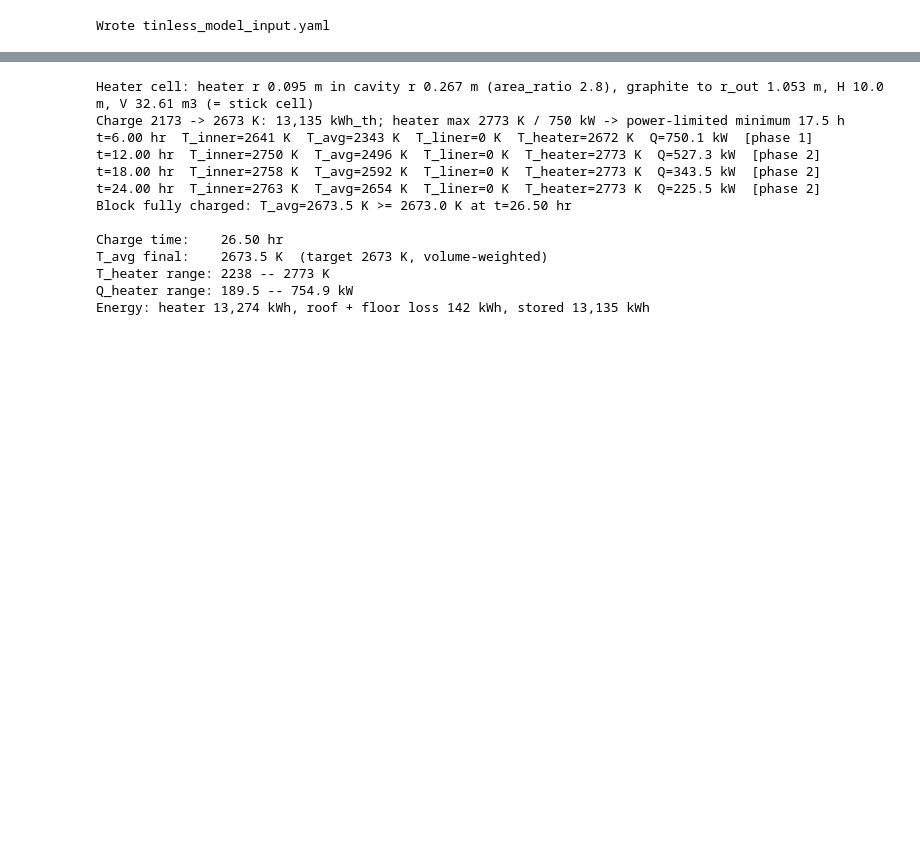
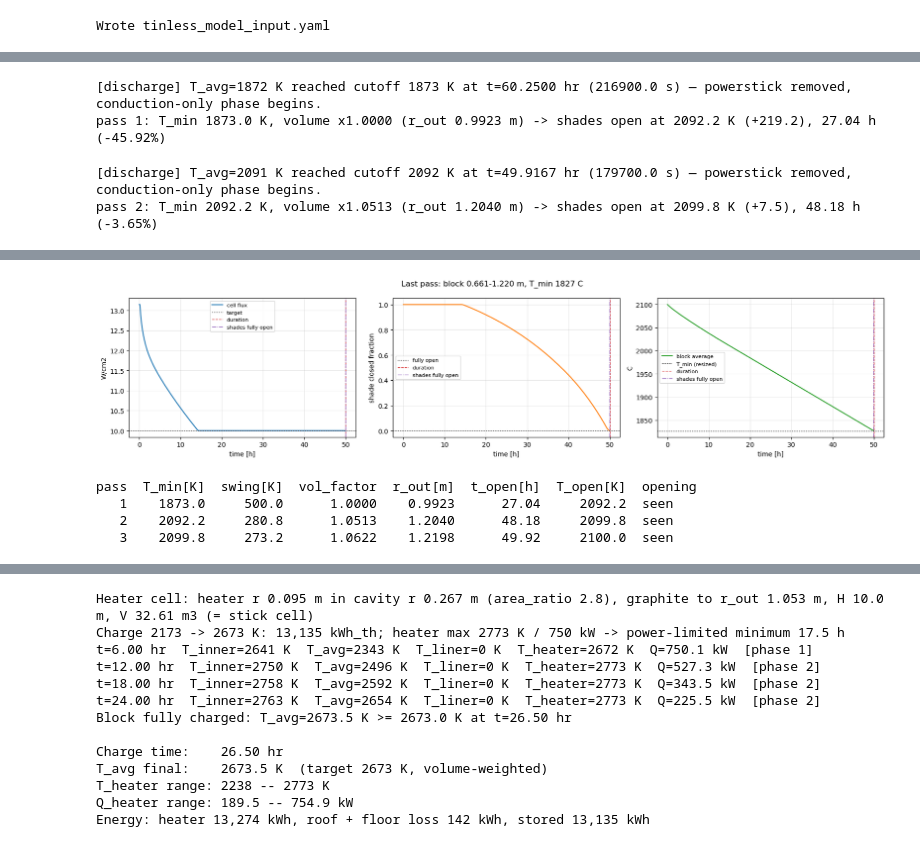
Before and after one commit to nate-colgan/python-models, a Jupyter notebook: tinless system model.ipynb, the cells around one changed output, grey strips where cells are left out. Saved outputs shown, nothing was run; the diff lists cells and outputs as text; code cells hidden in the pictures; blank space fills up the shorter version.

```diff
--- a/tinless system model.ipynb
+++ b/tinless system model.ipynb
@@ -605,0 +606,72 @@ Bottom cap: avg 2.05, peak 2.55 W/cm², energy 37.4 kWh per discharge; T_LB 1713
+# %%
+# -- Resize so the shades just reach fully open at the end of the discharge --------
+# For the design in the YAML: run the discharge, find the block temperature at which the
+# shades are fully open, set T_min to it and rescale the block volume so that point falls
+# at duration_hr; iterate until both hold (T_max fixed). Block temperature = the
+# volume-weighted block average (as the discharge cutoff). Each pass is the same discharge run as the cell above
+# (~2 min); if the shades are still regulating when the stick comes out at T_min, the
+# opening is extrapolated from shade position vs block temperature (shrinks to zero as it
+# converges).
+# Self-contained (loads tinless_model_input.yaml). The result is the storage.T_min,
+# storage.block_temp_range and storage.volume_factor to put in the YAML cell.
+import time as _time
+import yaml as _yaml
+import numpy as np
+import matplotlib.pyplot as plt
+from thermal.build import build_tinless
+import importlib as _il
+import thermal.sizing as _sz
+_il.reload(_sz)                     # pick up edits to thermal/sizing.py
+from thermal.sizing import shade_open_resize, cell_flux
+
+SO_TOL_T = 2.0       # K   |T at shade opening - T_min|
+SO_TOL_t = 0.005     # -   |t at shade opening / duration - 1|
+SO_MAX_IT = 8
+
+with open('tinless_model_input.yaml') as _f:
+    _cfg_so = _yaml.safe_load(_f)
+_s0 = _cfg_so['storage']
+_m0 = build_tinless(_cfg_so, geometry_only=True)
+
+_t0 = _time.perf_counter()
+so = shade_open_resize(_cfg_so, tol_T=SO_TOL_T, tol_t=SO_TOL_t, max_iter=SO_MAX_IT)
+print(f"\n{'Converged' if so.converged else 'NOT converged'} after {len(so.history)} passes "
+      f"({(_time.perf_counter() - _t0) / 60:.1f} min)")
+print(f"T_min  {_s0['T_min']:.1f} -> {so.T_min:.1f} K   ({_s0['T_min'] - 273.15:.0f} -> {so.T_min - 273.15:.0f} C)")
+print(f"swing  {_s0['block_temp_range']:.1f} -> {so.swing:.1f} K   (T_max {so.T_max:.1f} K fixed)")
+print(f"block  r_out {_m0.r_out:.4f} -> {so.r_out:.4f} m, volume {_m0.V_block:.3f} -> {so.m.V_block:.3f} m3 "
+      f"(volume_factor {so.volume_factor:.4f})")
+print(f"shades fully open at {so.T_open:.1f} K, {so.t_open_hr:.2f} h (target {_s0['duration_hr']} h)")
+print("\nYAML cell, storage section:")
+print(f"  T_min: {so.T_min:.1f}\n  block_temp_range: {so.swing:.1f}\n  volume_factor: {so.volume_factor:.4f}")
+
+# Last pass
+_m, _r = so.m, so.r
+_t = _r['time'] / 3600
+_on = np.asarray(_r['ps_active'], bool)
+fig, ax = plt.subplots(1, 3, figsize=(17, 4))
+ax[0].plot(_t[_on], cell_flux(_m, _r)[_on], label='cell flux')
+ax[0].axhline(_m.avg_flux, c='k', ls=':', lw=1, label='target')
+ax[0].set_ylabel('W/cm2')
+ax[1].plot(_t[_on], np.asarray(_r['f_shade'])[_on], c='C1')
+ax[1].axhline(_m.f_shade_min, c='k', ls=':', lw=1, label='fully open')
+ax[1].set_ylabel('shade closed fraction')
+ax[2].plot(_t[_on], np.asarray(_r['T_avg'])[_on] - 273.15, c='C2', label='block average')
+ax[2].axhline(so.T_min - 273.15, c='k', ls=':', lw=1, label='T_min (resized)')
+ax[2].set_ylabel('C')
+for a in ax:
+    a.axvline(_s0['duration_hr'], c='C3', ls='--', lw=1, label='duration')
+    a.axvline(so.t_open_hr, c='C4', ls='-.', lw=1, label='shades fully open')
+    a.set_xlabel('time [h]'); a.grid(alpha=.3); a.legend(fontsize=8)
+fig.suptitle(f"Last pass: block {_m.r_in:.3f}-{_m.r_out:.3f} m, T_min {_m.T_min - 273.15:.0f} C")
+plt.tight_layout(); plt.show()
+
+print("\npass  T_min[K]  swing[K]  vol_factor  r_out[m]  t_open[h]  T_open[K]  opening")
+for h in so.history:
+    print(f"{h['it']:4d}  {h['T_min']:8.1f}  {h['swing']:8.1f}  {h['volume_factor']:10.4f}  {h['r_out']:8.4f}  "
+          f"{h['t_open_hr']:9.2f}  {h['T_open']:9.1f}  {'seen' if h.get('seen') else 'extrapolated' if h.get('seen') is False else '-'}")
+# %% [output]
+[discharge] T_avg=1872 K reached cutoff 1873 K at t=60.2500 hr (216900.0 s) — powerstick removed, conduction-only phase begins.
+pass 1: T_min 1873.0 K, volume x1.0000 (r_out 0.9923 m) -> shades open at 2092.2 K (+219.2), 27.04 h (-45.92%)
+[discharge] T_avg=2091 K reached cutoff 2092 K at t=49.9167 hr (179700.0 s) — powerstick removed, conduction-only phase begins.
+pass 2: T_min 2092.2 K, volume x1.0513 (r_out 1.2040 m) -> shades open at 2099.8 K (+7.5), 48.18 h (-3.65%)
@@ -605,0 +691,5 @@ Bottom cap: avg 2.05, peak 2.55 W/cm², energy 37.4 kWh per discharge; T_LB 1713
+[figure, added]
+pass  T_min[K]  swing[K]  vol_factor  r_out[m]  t_open[h]  T_open[K]  opening
+   1    1873.0     500.0      1.0000    0.9923      27.04     2092.2  seen
+   2    2092.2     280.8      1.0513    1.2040      48.18     2099.8  seen
+   3    2099.8     273.2      1.0622    1.2198      49.92     2100.0  seen
```
Also changed, not shown: parts of 5 cells of this notebook, 11 other files.
